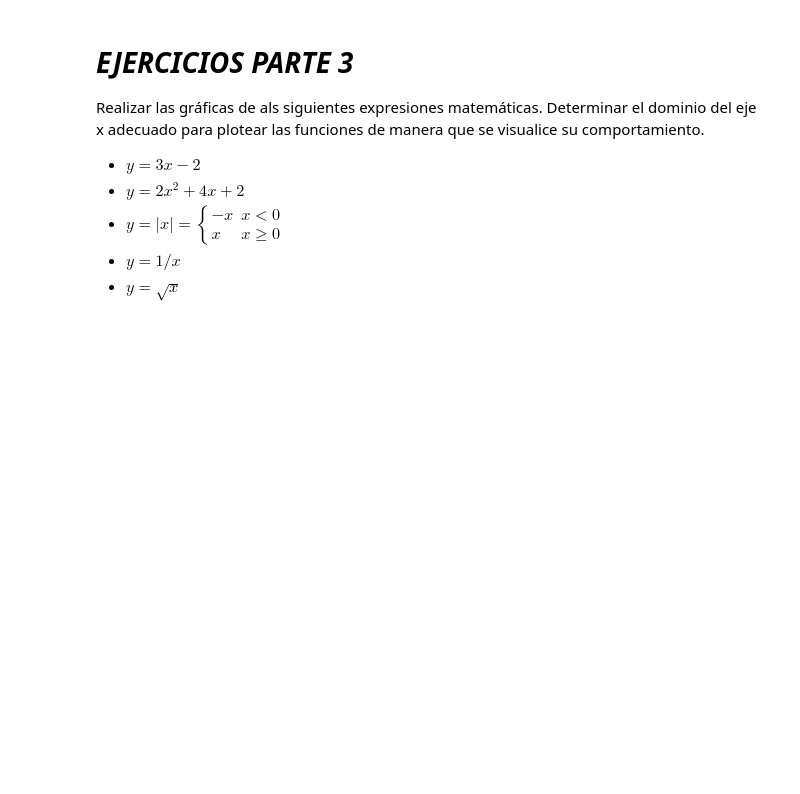
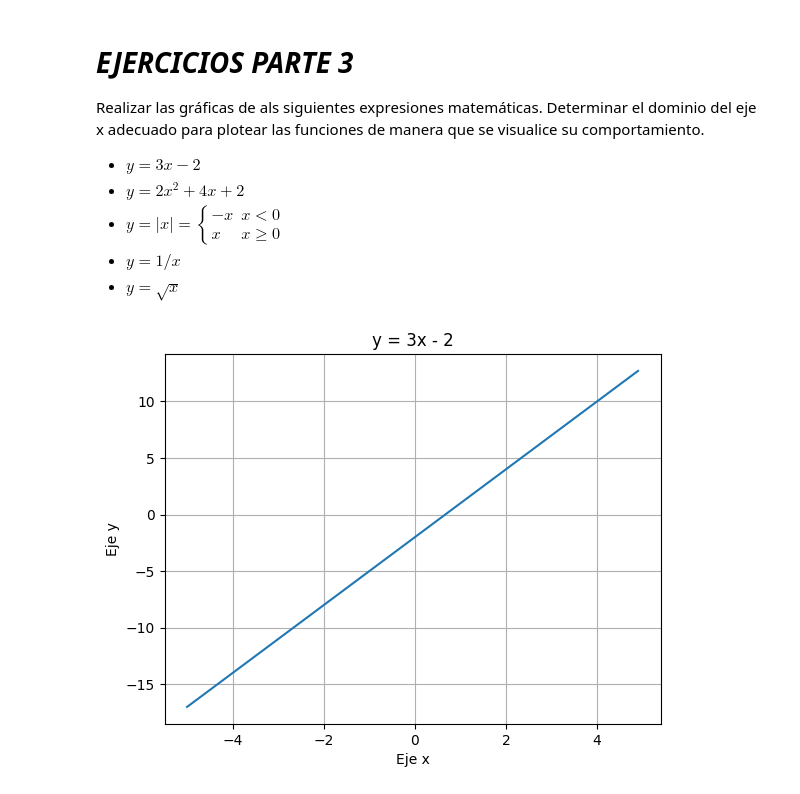
Before and after one commit to cristiandevar/PythonML, a Jupyter notebook: TPN2/Trabajo_Practico2.ipynb, the cells around one changed output. Cells and saved outputs as stored; diff of their text form; code cells hidden in the pictures; blank space fills up the shorter version.

```diff
--- a/TPN2/Trabajo_Practico2.ipynb
+++ b/TPN2/Trabajo_Practico2.ipynb
@@ -492,0 +526,14 @@ Realizar las gráficas de als siguientes expresiones matemáticas. Determinar el
+# %%
+# y = 3x - 2
+# Como su dominio son todos los reales, y es una funcion lineal, tomamos algunos valores negativos y positivos
+x = np.arange(-5, 5, 0.1)
+y = 3 * x - 2
+
+plt.plot(x,y)
+plt.grid(True)
+plt.xlabel('Eje x')
+plt.ylabel('Eje y')
+plt.title('y = 3x - 2')
+plt.show()
+# %% [output]
+[figure, added]
```
Also changed, not shown: parts of 13 cells of this notebook.
